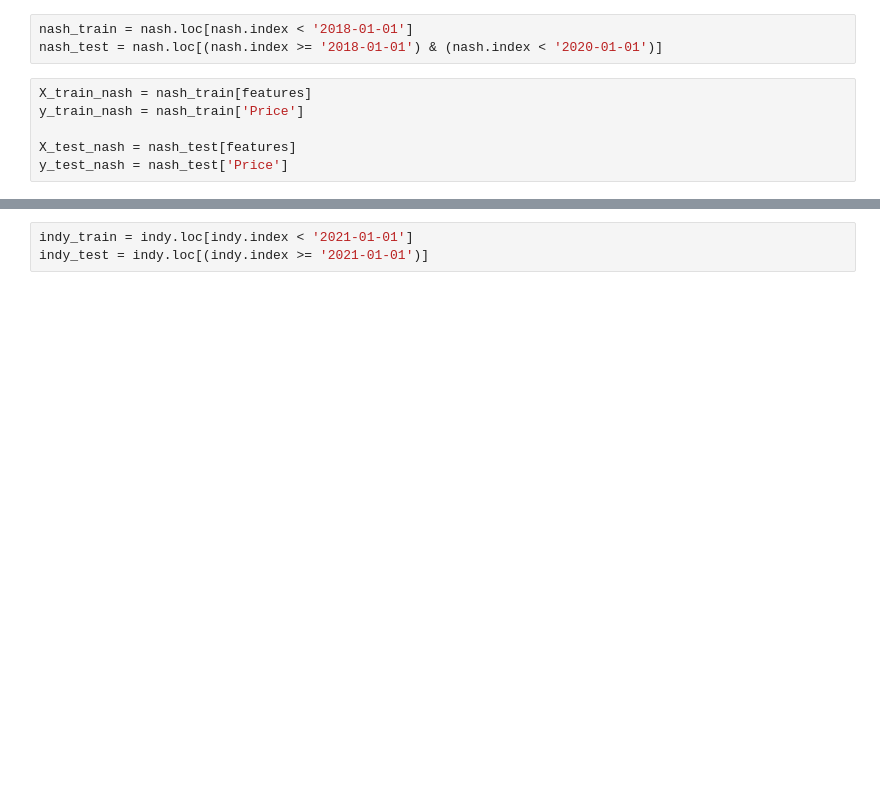
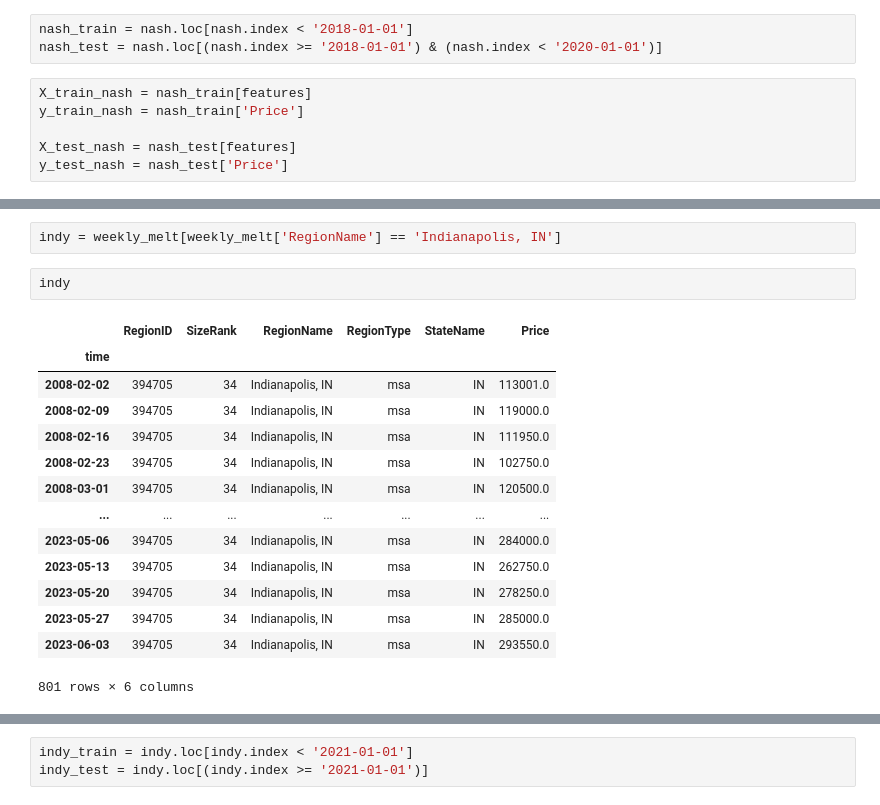
Before and after one commit to ewestrich/Investment-Time-Series-Forecasting, a Jupyter notebook: Notebook_7.14.ipynb, the cells around one changed output, grey strips where cells are left out. Saved outputs shown, nothing was run; the diff lists cells and outputs as text; blank space fills up the shorter version.

```diff
--- a/Notebook_7.14.ipynb
+++ b/Notebook_7.14.ipynb
@@ -439,3 +277,22 @@ plt.show();
+# %%
+indy = weekly_melt[weekly_melt['RegionName'] == 'Indianapolis, IN']
+# %%
+indy
+# %% [output]
+|  | RegionID | SizeRank | RegionName | RegionType | StateName | Price |
+| time |  |  |  |  |  |  |
+| 2008-02-02 | 394705 | 34 | Indianapolis, IN | msa | IN | 113001.0 |
+| 2008-02-09 | 394705 | 34 | Indianapolis, IN | msa | IN | 119000.0 |
+| 2008-02-16 | 394705 | 34 | Indianapolis, IN | msa | IN | 111950.0 |
+| 2008-02-23 | 394705 | 34 | Indianapolis, IN | msa | IN | 102750.0 |
+| 2008-03-01 | 394705 | 34 | Indianapolis, IN | msa | IN | 120500.0 |
+| ... | ... | ... | ... | ... | ... | ... |
+| 2023-05-06 | 394705 | 34 | Indianapolis, IN | msa | IN | 284000.0 |
+| 2023-05-13 | 394705 | 34 | Indianapolis, IN | msa | IN | 262750.0 |
+| 2023-05-20 | 394705 | 34 | Indianapolis, IN | msa | IN | 278250.0 |
+| 2023-05-27 | 394705 | 34 | Indianapolis, IN | msa | IN | 285000.0 |
+| 2023-06-03 | 394705 | 34 | Indianapolis, IN | msa | IN | 293550.0 |
+801 rows × 6 columns
 # %%
 fig, ax = plt.subplots(figsize = (14,8))
 
```
Also changed, not shown: parts of 20 cells of this notebook.
